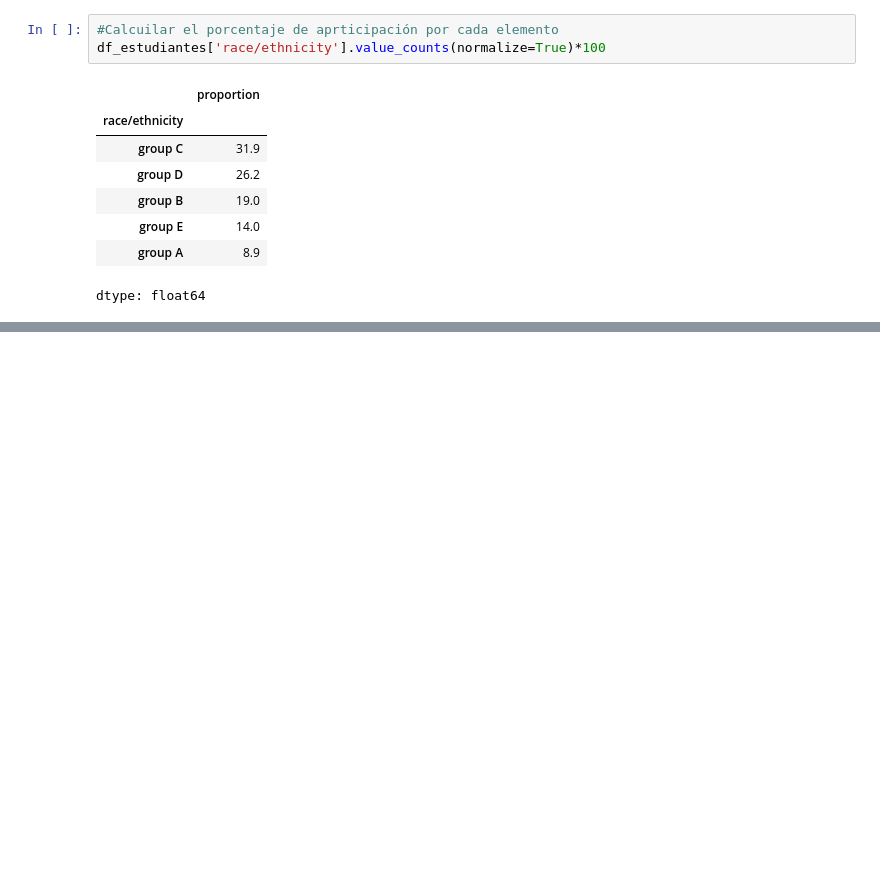
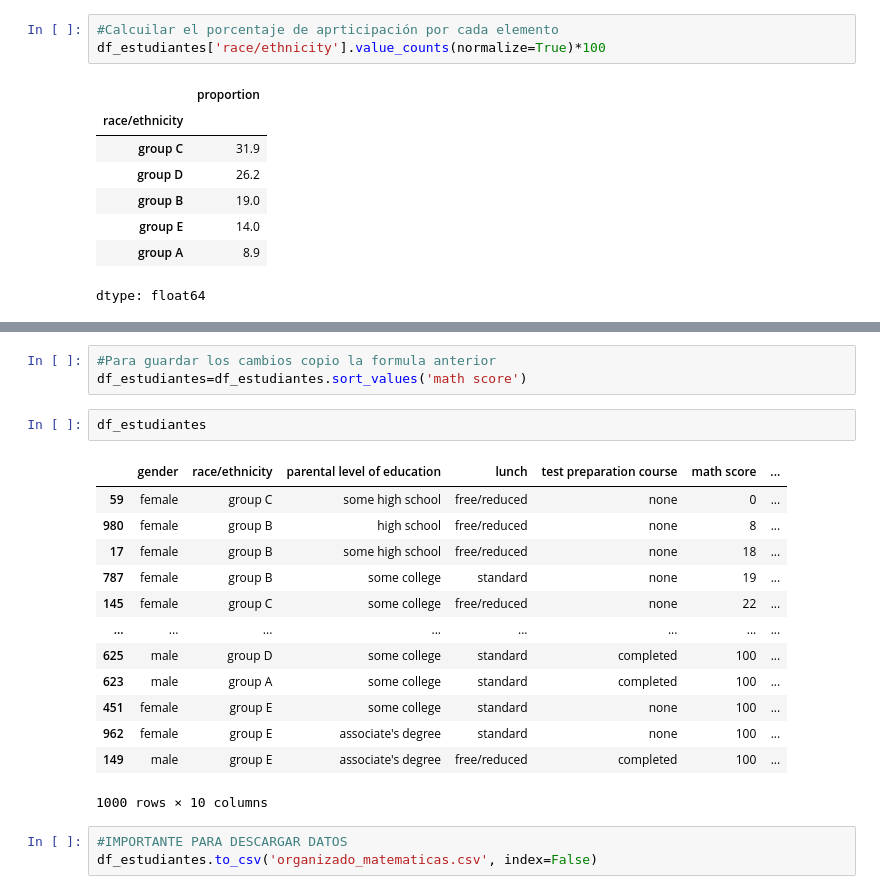
Before and after one commit to nomo82/python, a Jupyter notebook: Python_4.ipynb, the cells around one changed output, grey strips where cells are left out. Cells and saved outputs as stored; diff of their text form; blank space fills up the shorter version.

```diff
--- a/Python_4.ipynb
+++ b/Python_4.ipynb
@@ -195,0 +267,22 @@ dtype: float64
+# %%
+#Para guardar los cambios copio la formula anterior
+df_estudiantes=df_estudiantes.sort_values('math score')
+# %%
+df_estudiantes
+# %% [output]
+|  | gender | race/ethnicity | parental level of education | lunch | test preparation course | math score | ... |
+| 59 | female | group C | some high school | free/reduced | none | 0 | ... |
+| 980 | female | group B | high school | free/reduced | none | 8 | ... |
+| 17 | female | group B | some high school | free/reduced | none | 18 | ... |
+| 787 | female | group B | some college | standard | none | 19 | ... |
+| 145 | female | group C | some college | free/reduced | none | 22 | ... |
+| ... | ... | ... | ... | ... | ... | ... | ... |
+| 625 | male | group D | some college | standard | completed | 100 | ... |
+| 623 | male | group A | some college | standard | completed | 100 | ... |
+| 451 | female | group E | some college | standard | none | 100 | ... |
+| 962 | female | group E | associate's degree | standard | none | 100 | ... |
+| 149 | male | group E | associate's degree | free/reduced | completed | 100 | ... |
+1000 rows × 10 columns
+# %%
+#IMPORTANTE PARA DESCARGAR DATOS
+df_estudiantes.to_csv('organizado_matematicas.csv', index=False)
```
Also changed, not shown: parts of 13 cells of this notebook.
